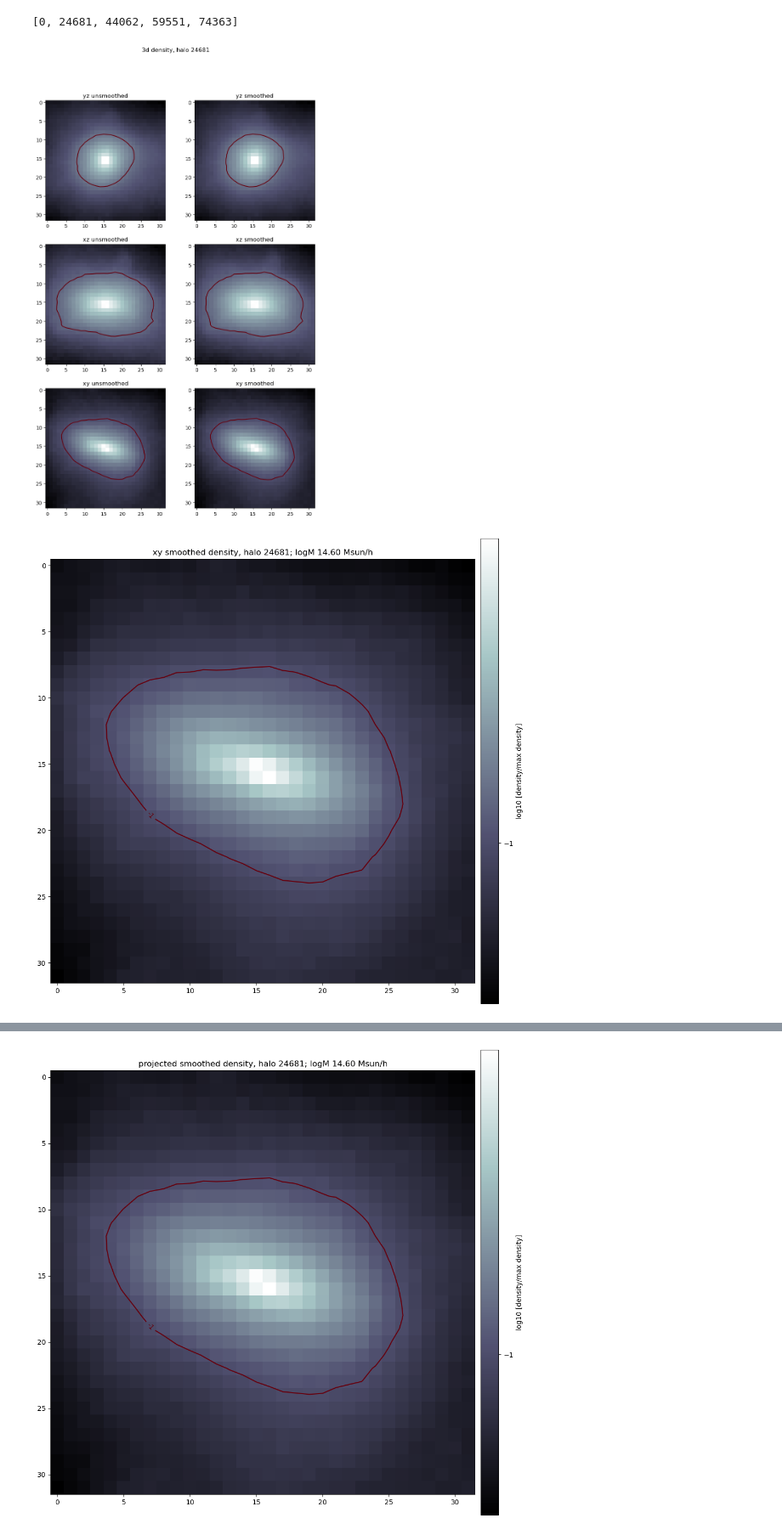
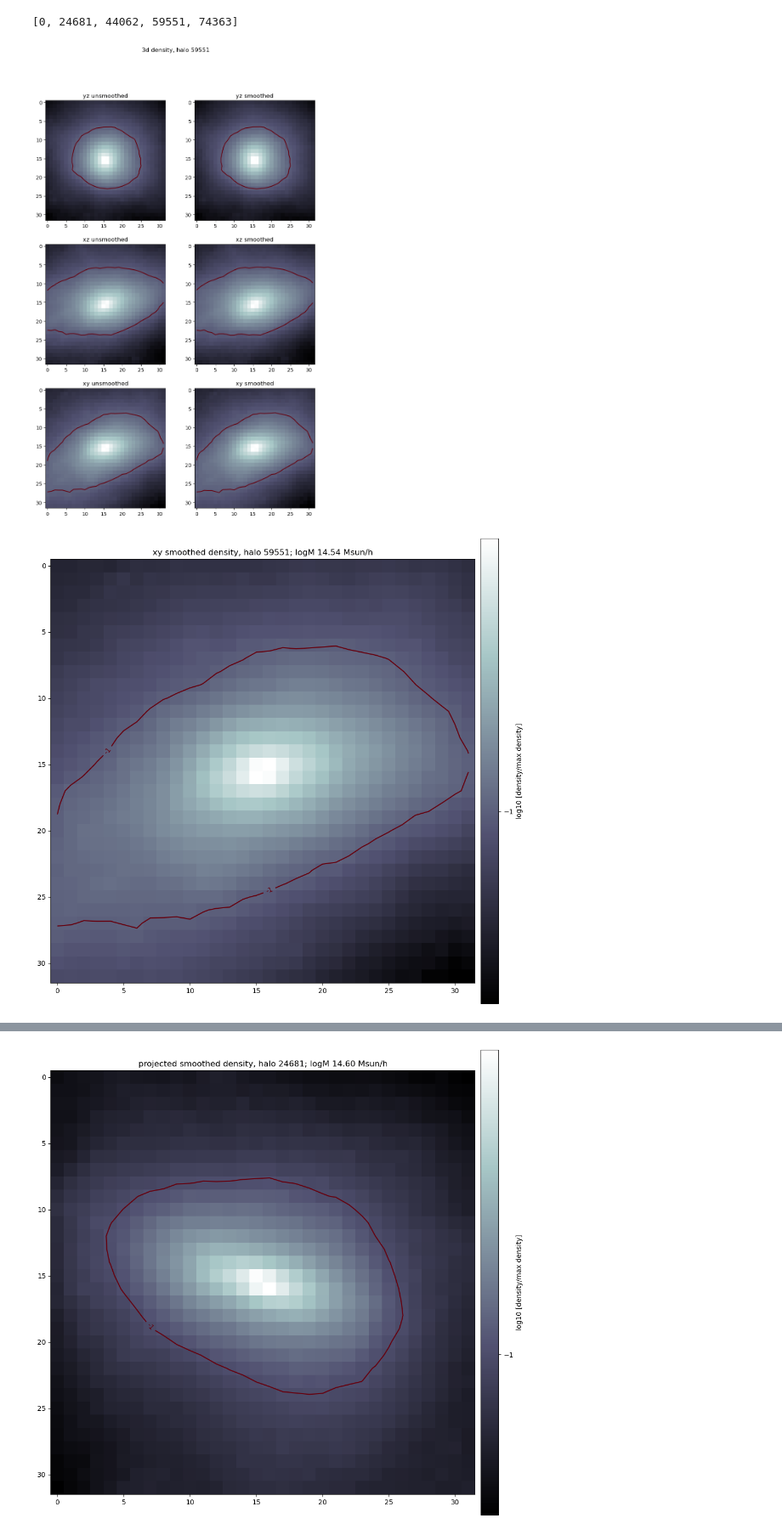
Before and after one commit to SergeiDBykov/self_supervised_halos, a Jupyter notebook: notebooks/tng_data_prep.ipynb, the cells around one changed output, grey strips where cells are left out. Shown at 85% size. Cells and saved outputs as stored; diff of their text form; code cells hidden in the pictures.

```diff
--- a/notebooks/tng_data_prep.ipynb
+++ b/notebooks/tng_data_prep.ipynb
@@ -27,11 +29,12 @@ downloaded_halos[0:5]
 # %%
 from utils.data.tng_query import HaloInfo
 
-halo = HaloInfo(downloaded_halos[1])
+#halo = HaloInfo(downloaded_halos[-3])
+halo = HaloInfo(downloaded_halos[3])
 
 
 dens = halo.make_3d_density(grid_bins=32)
 halo._plot_3d_density(dens)
 # %% [output]
-[figure, old version]
+[figure, new version]
-[figure, old version]
+[figure, new version]
```
Also changed, not shown: parts of 8 cells of this notebook, 2 other files.
